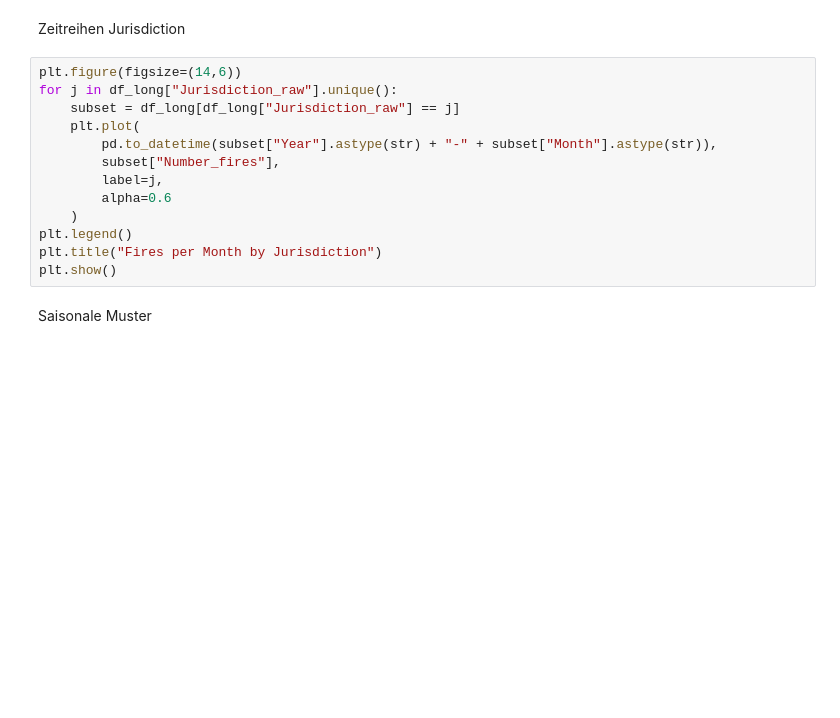
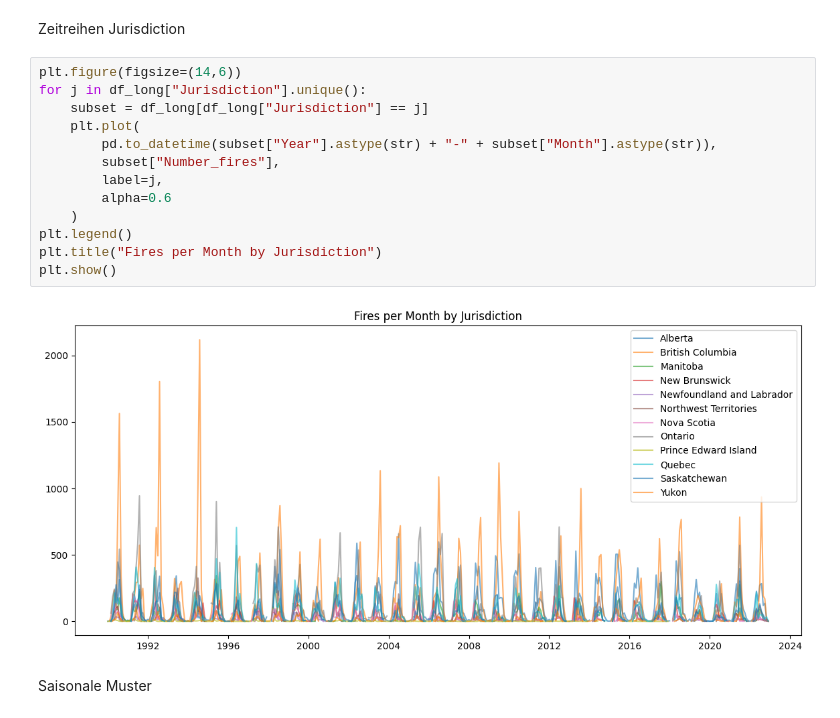
Before and after one commit to yajoka/firewatch, a Jupyter notebook: notebook/firewatch.ipynb, the cells around one changed output. Cells and saved outputs as stored; diff of their text form; blank space fills up the shorter version.

```diff
--- a/notebook/firewatch.ipynb
+++ b/notebook/firewatch.ipynb
@@ -68,17 +88,19 @@ plt.show()
 Zeitreihen Jurisdiction
 # %%
 plt.figure(figsize=(14,6))
-for j in df_long["Jurisdiction_raw"].unique():
-    subset = df_long[df_long["Jurisdiction_raw"] == j]
+for j in df_long["Jurisdiction"].unique():
+    subset = df_long[df_long["Jurisdiction"] == j]
     plt.plot(
         pd.to_datetime(subset["Year"].astype(str) + "-" + subset["Month"].astype(str)),
         subset["Number_fires"],
         label=j,
         alpha=0.6
     )
 plt.legend()
 plt.title("Fires per Month by Jurisdiction")
 plt.show()
+# %% [output]
+[figure, added]
 # %% [markdown]
 Saisonale Muster
 # %%
```
Also changed, not shown: parts of 9 cells of this notebook, 1 other file.
